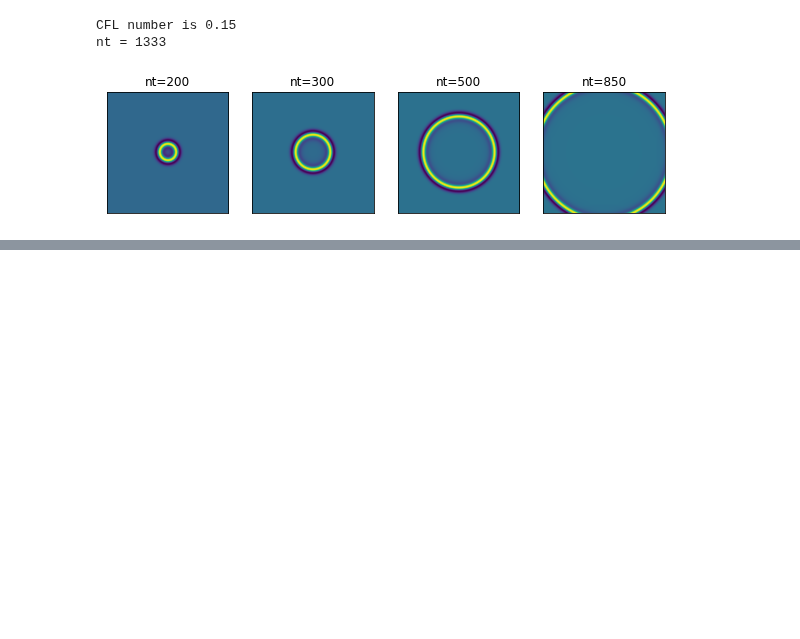
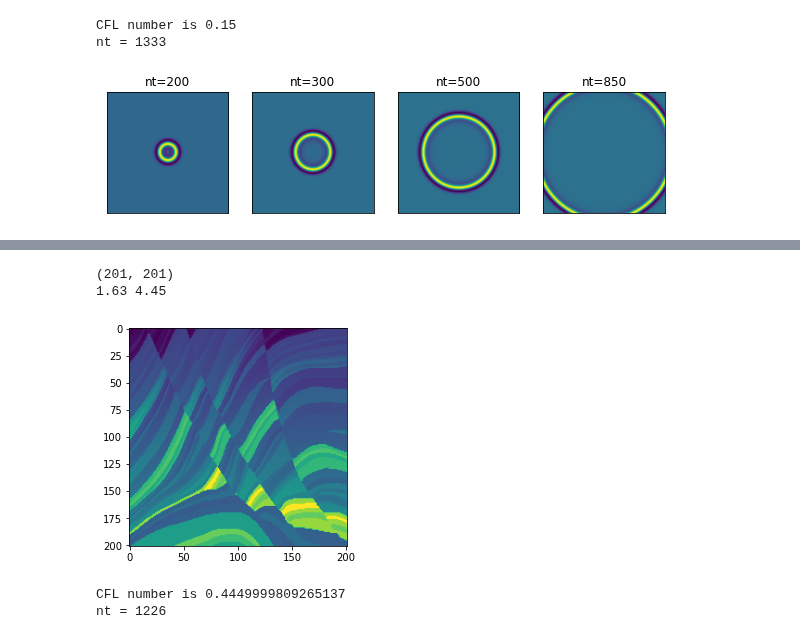
Before and after one commit to zchenCN/wave_pml_fd, a Jupyter notebook: test_acoustic2d.ipynb, the cells around one changed output, grey strips where cells are left out. Drawn from its saved outputs; the diff is of its cells as text; code cells hidden in the pictures; blank space fills up the shorter version.

```diff
--- a/test_acoustic2d.ipynb
+++ b/test_acoustic2d.ipynb
@@ -89,0 +85,21 @@ array([[0, 0, 0],
+# %%
+model = marmousi[np.arange(100, 501, 2), :][:,np.arange(1000, 2001, 5)]
+plt.imshow(model)
+print(model.shape)
+print(model.min(), model.max())
+# %% [output]
+(201, 201)
+1.63 4.45
+[figure, added]
+# %%
+h = 0.01
+dt = 0.001
+nx = model.shape[1] - 1
+nz = model.shape[0] - 1
+source_xz = [nz//2, nx//2]
+sol = Solver(model, h, dt, source_xz)
+nt = len(sol.source_time)
+print(f'nt = {nt}')
+# %% [output]
+CFL number is 0.4449999809265137
+nt = 1226
```
Also changed, not shown: parts of 10 cells of this notebook.
